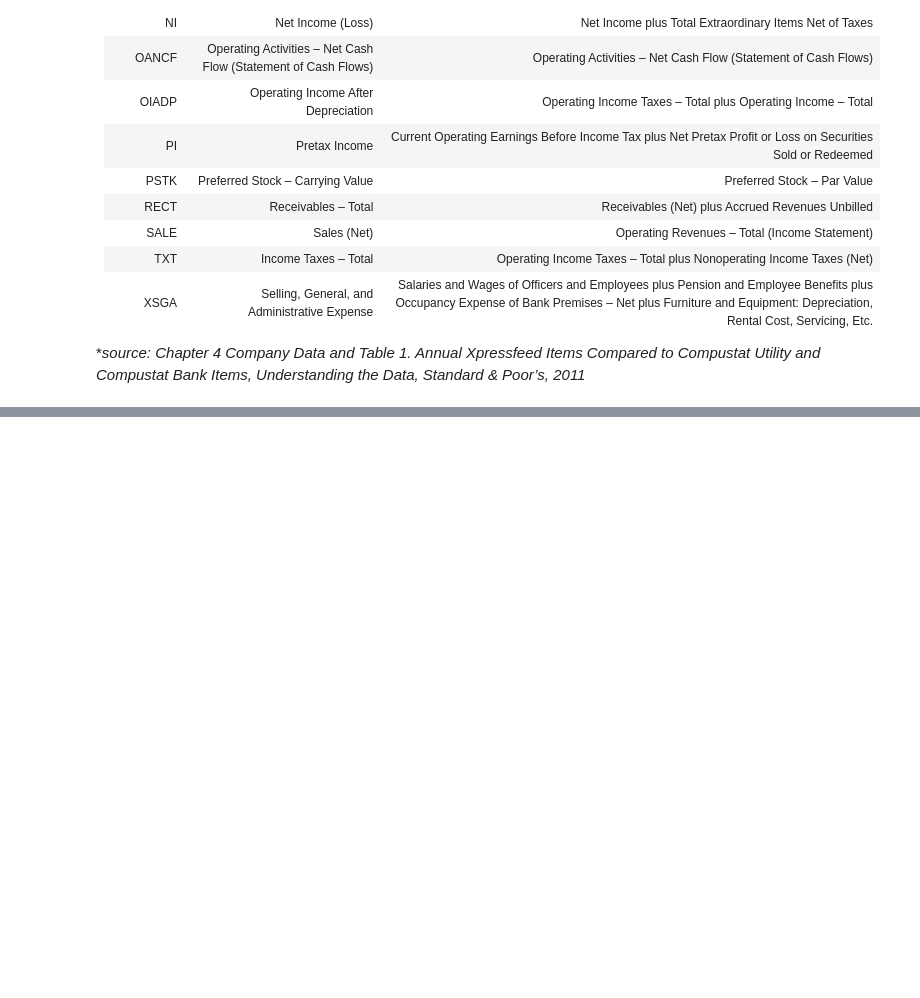
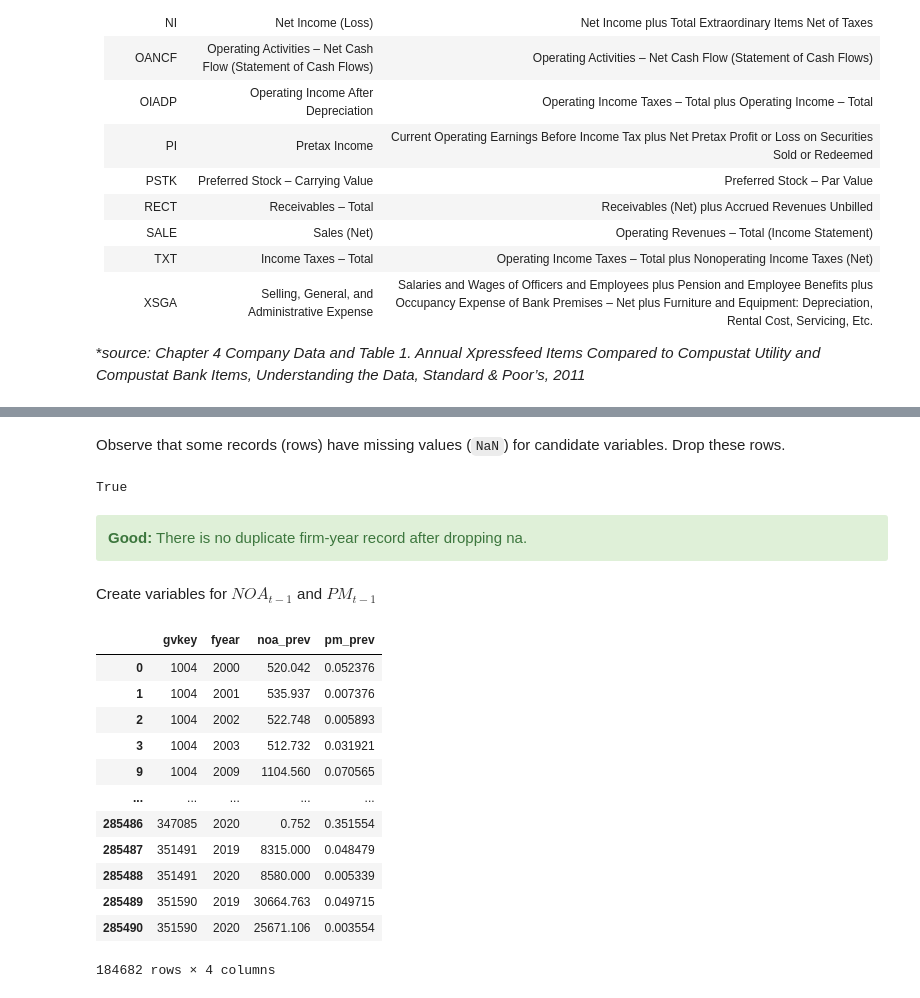
Before and after one commit to ICBS/ACX3300, a Jupyter notebook: notebooks/Untitled.ipynb, the cells around one changed output, grey strips where cells are left out. Saved outputs shown, nothing was run; the diff lists cells and outputs as text; code cells hidden in the pictures; blank space fills up the shorter version.

```diff
--- a/notebooks/Untitled.ipynb
+++ b/notebooks/Untitled.ipynb
@@ -79,0 +163,2 @@ accounting_data[accounting_data.duplicated(['gvkey', 'fyear'], keep=False)]
+# %% [markdown]
+Observe that some records (rows) have missing values (`NaN`) for candidate variables. Drop these rows.
@@ -79,0 +167,26 @@ accounting_data[accounting_data.duplicated(['gvkey', 'fyear'], keep=False)]
+# %%
+(~model_df.duplicated(['gvkey', 'fyear'], keep=False)).all()
+# %% [output]
+True
+# %% [markdown]
+<div class="alert alert-block alert-success">
+<b>Good:</b> There is no duplicate firm-year record after dropping na.
+</div>
+# %% [markdown]
+Create variables for $NOA_{t-1}$ and $PM_{t-1}$
+# %%
+vars_prev
+# %% [output]
+|  | gvkey | fyear | noa_prev | pm_prev |
+| 0 | 1004 | 2000 | 520.042 | 0.052376 |
+| 1 | 1004 | 2001 | 535.937 | 0.007376 |
+| 2 | 1004 | 2002 | 522.748 | 0.005893 |
+| 3 | 1004 | 2003 | 512.732 | 0.031921 |
+| 9 | 1004 | 2009 | 1104.560 | 0.070565 |
+| ... | ... | ... | ... | ... |
+| 285486 | 347085 | 2020 | 0.752 | 0.351554 |
+| 285487 | 351491 | 2019 | 8315.000 | 0.048479 |
+| 285488 | 351491 | 2020 | 8580.000 | 0.005339 |
+| 285489 | 351590 | 2019 | 30664.763 | 0.049715 |
+| 285490 | 351590 | 2020 | 25671.106 | 0.003554 |
+184682 rows × 4 columns
```
Also changed, not shown: parts of 20 cells of this notebook.
